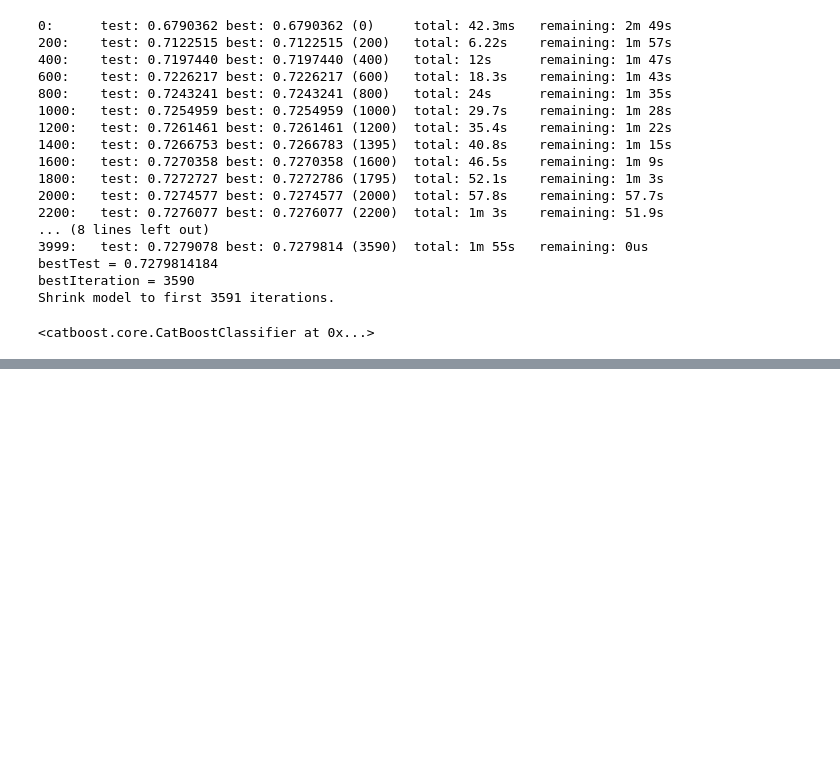
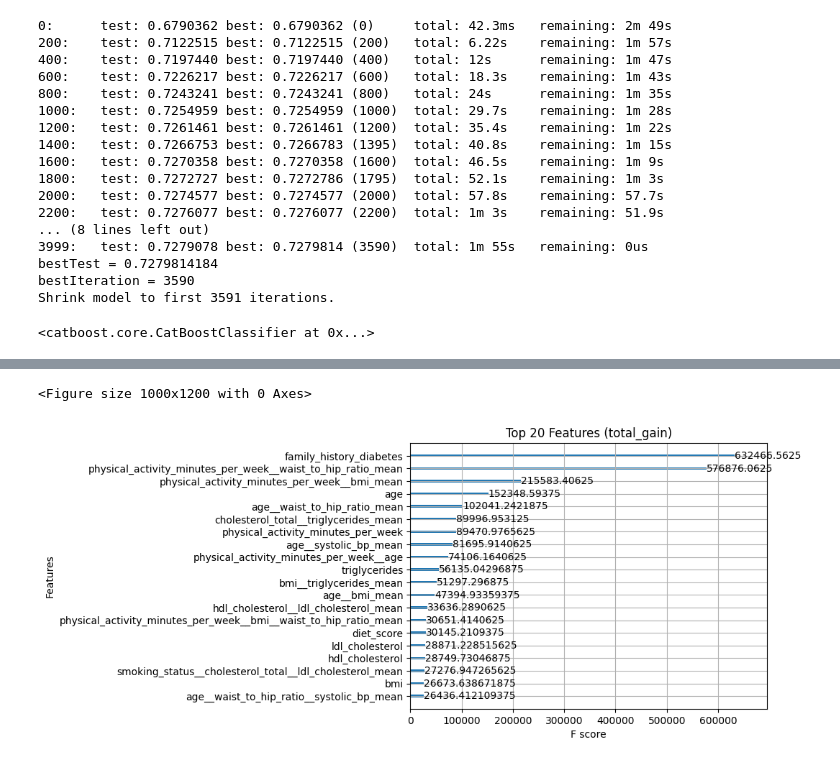
Before and after one commit to iliaselamrani212/Diabetes-Prediction, a Jupyter notebook: modeling 2 (3).ipynb, the cells around one changed output, grey strips where cells are left out. Drawn from its saved outputs; the diff is of its cells as text; code cells hidden in the pictures; blank space fills up the shorter version.

```diff
--- a/modeling 2.ipynb
+++ b/modeling 2 (3).ipynb
@@ -969,0 +1103,27 @@ Shrink model to first 3591 iterations.
+# %%
+# X_train['physical_activity_minutes_per_week__age'] = (X_train['physical_activity_minutes_per_week']>X_train['physical_activity_minutes_per_week'].median()).astype(str) +'_'+(X_train['age']>X_train['age'].median()).astype(str)
+# X_test['physical_activity_minutes_per_week__age']=(X_test['physical_activity_minutes_per_week']>X_train['physical_activity_minutes_per_week'].median()).astype(str)+'_'+ (X_test['age']>X_train['age'].median()).astype(str)
+X_train['physical_activity_minutes_per_week__age'] = (X_train['physical_activity_minutes_per_week']>X_train['physical_activity_minutes_per_week'].median()).astype(str) +'_'+(X_train['age']>X_train['age'].median()).astype(str) #yes
+X_test['physical_activity_minutes_per_week__age']=(X_test['physical_activity_minutes_per_week']>X_train['physical_activity_minutes_per_week'].median()).astype(str)+'_'+ (X_test['age']>X_train['age'].median()).astype(str) #yes
+
+
+
+# X_train['physical_activity_minutes_per_week__age'] = X_train['physical_activity_minutes_per_week__age'].astype('category')
+# X_test['physical_activity_minutes_per_week__age'] = X_test['physical_activity_minutes_per_week__age'].astype('category')
+
+
+
+
+# test['physical_activity_minutes_per_week__age'] = (test['physical_activity_minutes_per_week']>X_train['physical_activity_minutes_per_week'].median()).astype(str) +'_'+(test['age']>X_train['age'].median()).astype(str)
+# test['physical_activity_minutes_per_week__age'] = test['physical_activity_minutes_per_week__age'].astype('category')
+X['physical_activity_minutes_per_week__age'] = (X['physical_activity_minutes_per_week']>X['physical_activity_minutes_per_week'].median()).astype(str) +'_'+(X['age']>X['age'].median()).astype(str)
+# X_train = X_train.drop(['physical_activity_minutes_per_week__age'],axis=1)
+# X_test = X_test.drop(['physical_activity_minutes_per_week__age'],axis=1)
+# X_train = X_train.drop(['sleep_hours_per_day'],axis=1) # yes ====================== 11111111111111
+# X_test = X_test.drop(['sleep_hours_per_day'],axis=1) #yes ================= 111111111111111111
+#here we drop sleep hours for X
+# X = X.drop(['sleep_hours_per_day'],axis=1) # 11111111111111111111
+# X['physical_activity_minutes_per_week__age'] = X['physical_activity_minutes_per_week__age'].astype('category')
+# %%
+X_train=X_train.drop(['family_history_diabetes__physical_activity_minutes_per_week'],axis=1)
+X_train=X_test.drop(['family_history_diabetes__physical_activity_minutes_per_week'],axis=1)
@@ -969,0 +1163,5 @@ Shrink model to first 3591 iterations.
+# %%
+# X_train['physical_activity_minutes_per_week__age'] = (X_train['physical_activity_minutes_per_week']>X_train['physical_activity_minutes_per_week'].median()).astype(str) +'_'+(X_train['age']>X_train['age'].median()).astype(str)
+# X_test['physical_activity_minutes_per_week__age']=(X_test['physical_activity_minutes_per_week']>X_train['physical_activity_minutes_per_week'].median()).astype(str)+'_'+ (X_test['age']>X_train['age'].median()).astype(str)
+# X_train
+xgb_int.fit(X_train , y_train ,eval_set = [(X_test,y_test)] , verbose = 200)
@@ -969,0 +1200,11 @@ Shrink model to first 3591 iterations.
+# %%
+from xgboost import plot_importance
+import matplotlib.pyplot as plt
+
+plt.figure(figsize=(10, 12))
+plot_importance(xgb_int, importance_type='total_gain', max_num_features=20)
+plt.title("Top 20 Features (total_gain)")
+plt.show()
+# %% [output]
+<Figure size 1000x1200 with 0 Axes>
+[figure, added]
```
Also changed, not shown: parts of 33 cells of this notebook.
